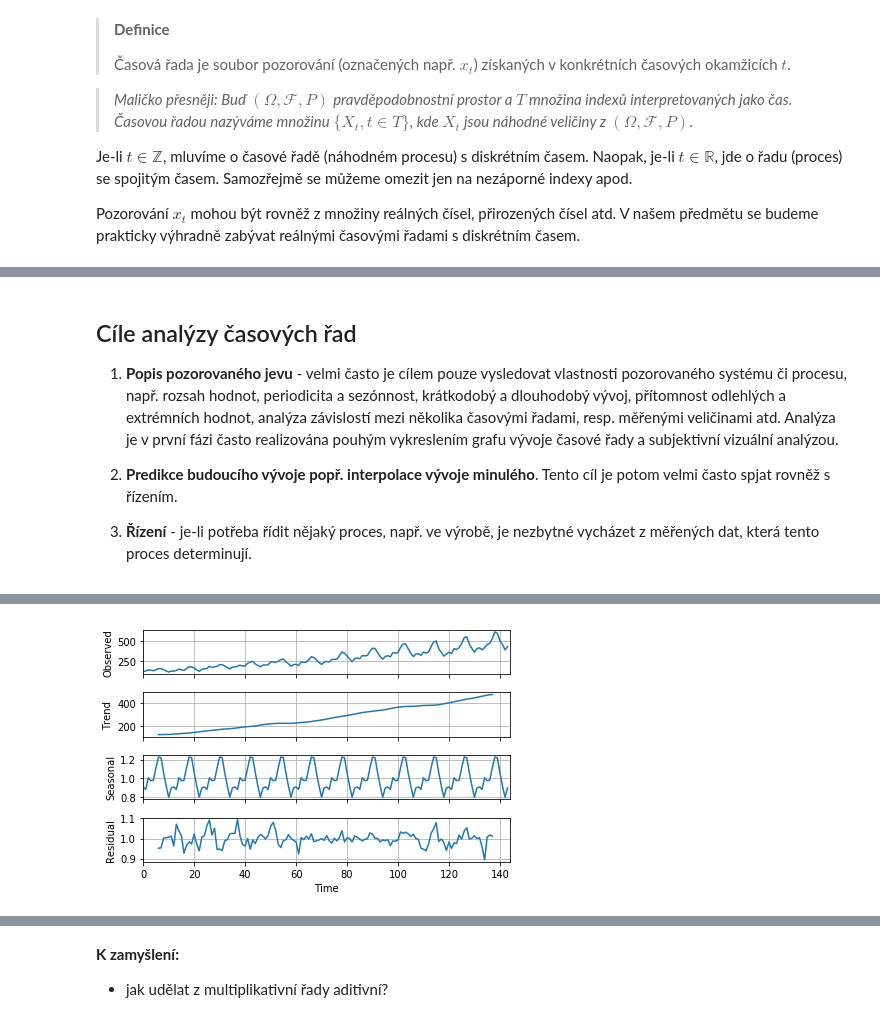
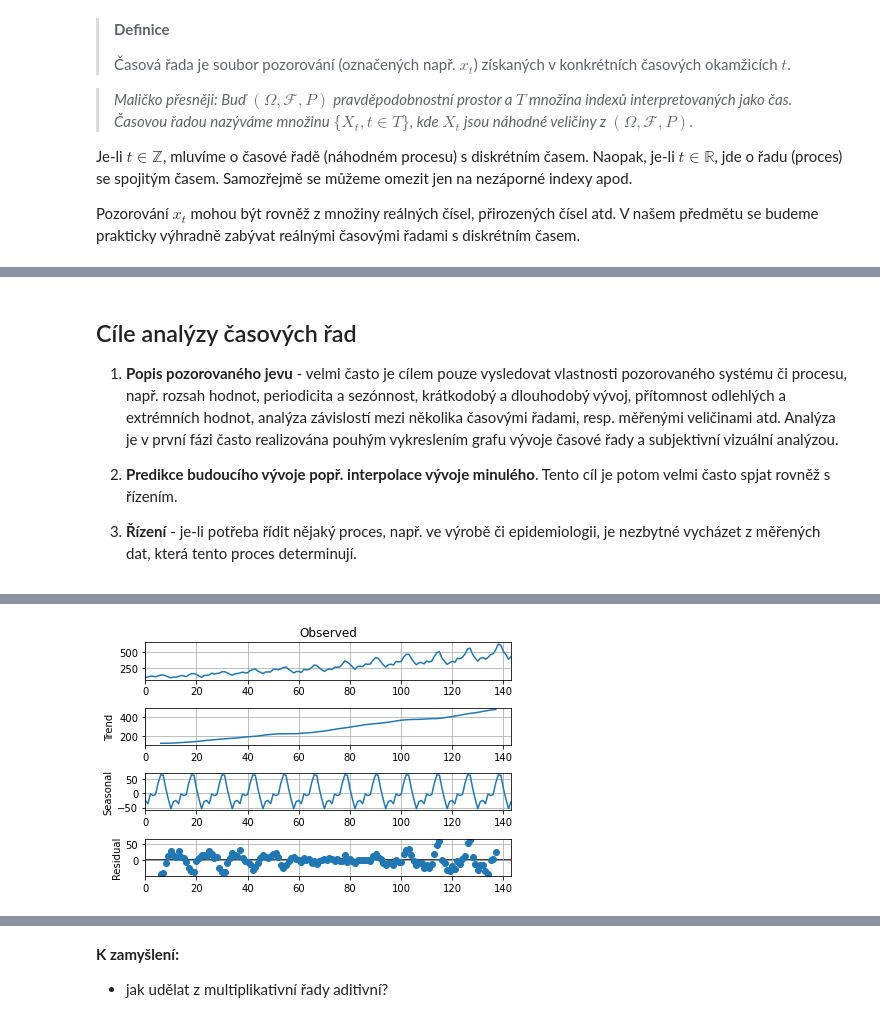
Before and after one commit to kamil-dedecius/mi-scr, a Jupyter notebook: prednasky/1.ipynb, the cells around one changed output, grey strips where cells are left out. Drawn from its saved outputs; the diff is of its cells as text; code cells hidden in the pictures.

```diff
--- a/prednasky/1.ipynb
+++ b/prednasky/1.ipynb
@@ -47,7 +63,7 @@ Zde mají časové řady velký význam pro řízení systémů a procesů, ať
 
 2. **Predikce budoucího vývoje popř. interpolace vývoje minulého**. Tento cíl je potom velmi často spjat rovněž s řízením.
 
-3. **Řízení** - je-li potřeba řídit nějaký proces, např. ve výrobě, je nezbytné vycházet z měřených dat, která tento proces determinují.
+3. **Řízení** - je-li potřeba řídit nějaký proces, např. ve výrobě či epidemiologii, je nezbytné vycházet z měřených dat, která tento proces determinují.
 # %% [markdown]
 ## Vlastnosti časových řad
 ### Variabilita vývoje
@@ -69,14 +85,14 @@ Od pozorované veličiny lze samozřejmě pro různé aplikace odečítat složk
 # %%
 import pandas as pd
 from statsmodels.tsa.seasonal import seasonal_decompose
 df = pd.read_csv('../zdrojaky/international-airline-passengers.csv', header=0)
 series = df['Passengers']
 
-result = seasonal_decompose(series.values, freq=12, model='multiplicative')
+result = seasonal_decompose(series.values, period=12, model='additive')
 result.plot()
 plt.show()
 # %% [output]
-[figure, old version]
+[figure, new version]
 # %%
 from statsmodels.tsa.stattools import acf
 resid_acf = acf(result.resid, nlags=10, missing='drop')
```
Also changed, not shown: parts of 8 cells of this notebook.
